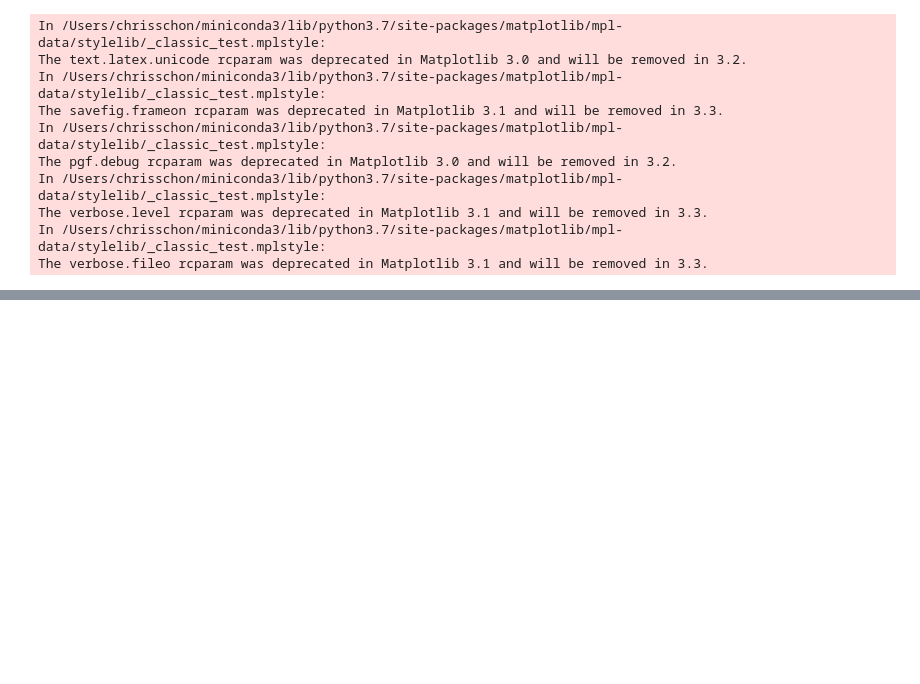
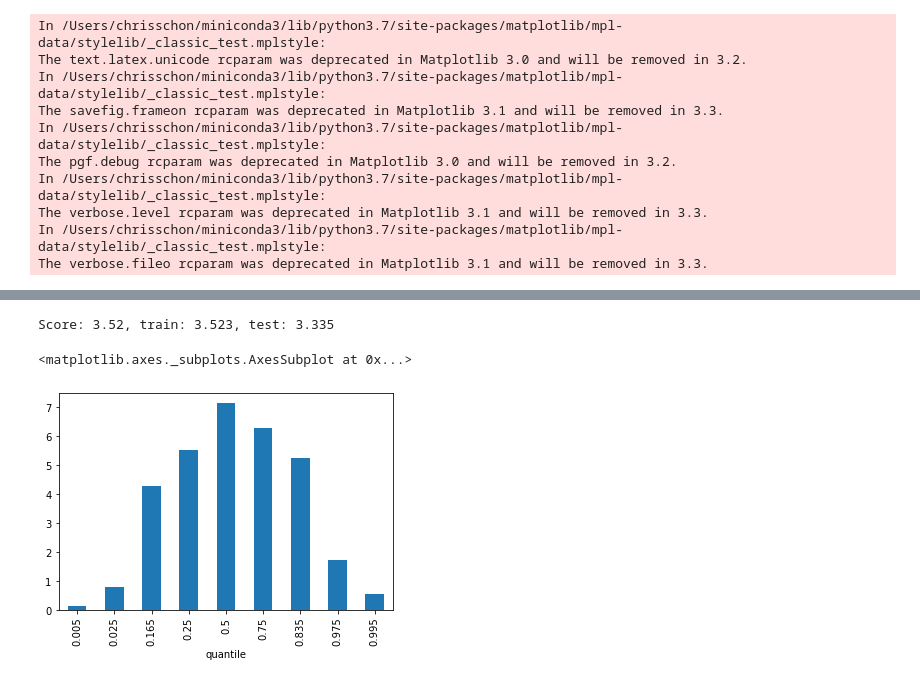
Before and after one commit to chrisgschon/M5Forecasting-Uncertainty, a Jupyter notebook: eda.ipynb, the cells around one changed output, grey strips where cells are left out. Drawn from its saved outputs; the diff is of its cells as text; code cells hidden in the pictures; blank space fills up the shorter version.

```diff
--- a/eda.ipynb
+++ b/eda.ipynb
@@ -48,0 +30,3 @@ ValueError: Regressor 'sell_price' missing from dataframe
+# %%
+regparams = {'regressors': ['sell_price'], 'yearly_seasonality': True, 'weekly_seasonality':True, 'add_country_holidays': 'US'}
+params = {'yearly_seasonality': True, 'weekly_seasonality':True, 'add_country_holidays': 'US'}
@@ -48,0 +37,10 @@ ValueError: Regressor 'sell_price' missing from dataframe
+# %%
+model = s.fit_Prophet(ds = 'ds', y = 'sales_count', split = True, **params)
+future = model.make_future_dataframe(periods=28)
+future['sell_price'] = sales_df['sell_price']
+forecast = model.predict(future)
+pred_samples = s.predsamples_Prophet(model, forecast)
+pred_quantiles = s.predsamples_quantiles(pred_samples)
+pred_quantiles = pred_quantiles.applymap(lambda x: float(0) if x < 0 else x)
+pred_quantiles_ds = pred_quantiles.set_index(sales_df['ds'])
+scaled_pred_quantiles = pred_quantiles.copy()
@@ -48,0 +49,4 @@ ValueError: Regressor 'sell_price' missing from dataframe
+# %%
+scales = {0.005:1.0, 0.025:1.0, 0.165: 1.0, 0.995:1.18}
+for k, scalar in scales.items():
+    scaled_pred_quantiles[k] = scalar*pred_quantiles[k].values
@@ -48,0 +84,15 @@ ValueError: Regressor 'sell_price' missing from dataframe
+# %%
+proph_eval = evaluate(scaled_pred_quantiles, s.tseries)
+proph_eval_tr = evaluate(scaled_pred_quantiles.iloc[:-28,:], s.tstrain)
+proph_eval_te = evaluate(scaled_pred_quantiles.iloc[-28:, :], s.tstest)
+score = proph_eval['wpl'].mean().round(3)
+score_tr = proph_eval_tr['wpl'].mean().round(3)
+score_te = proph_eval_te['wpl'].mean().round(3)
+print(f'Score: {score}, train: {score_tr}, test: {score_te}')
+# %% [output]
+Score: 3.52, train: 3.523, test: 3.335
+# %%
+proph_eval.groupby('quantile')['wpl'].mean().plot.bar()
+# %% [output]
+<matplotlib.axes._subplots.AxesSubplot at 0x...>
+[figure, added]
```
Also changed, not shown: parts of 21 cells of this notebook, 1 other file.
